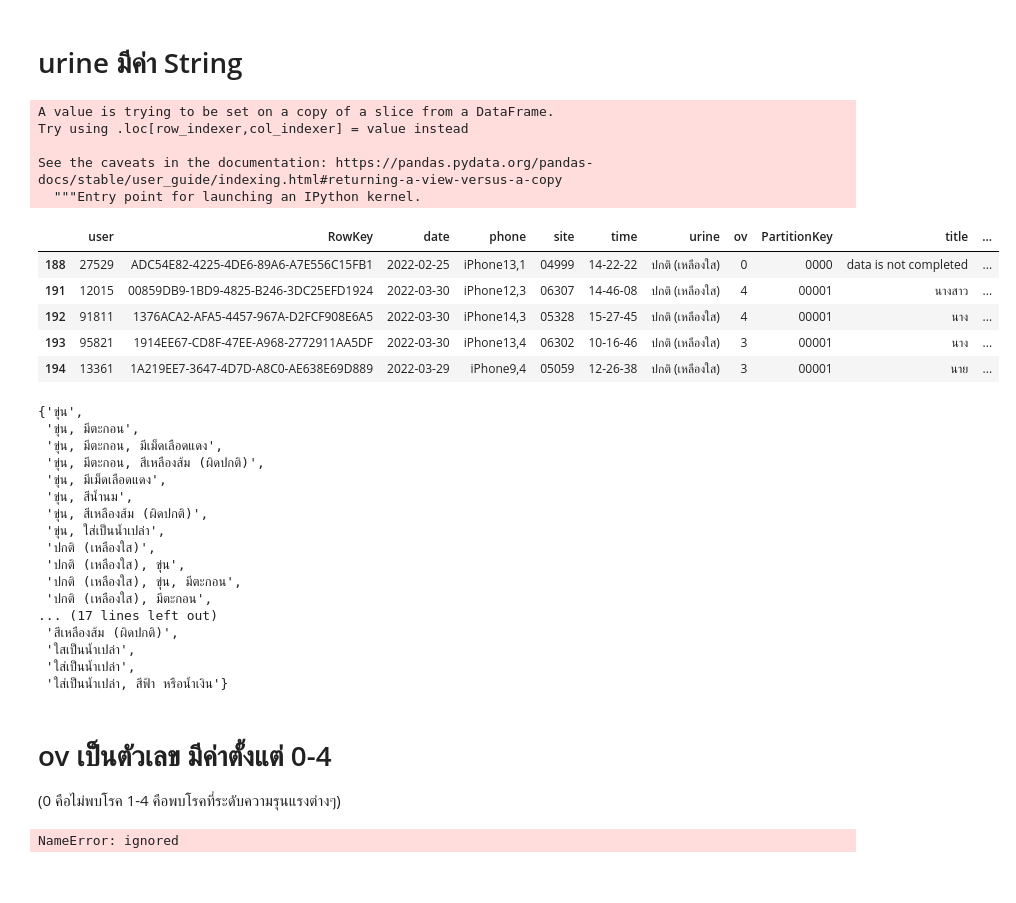
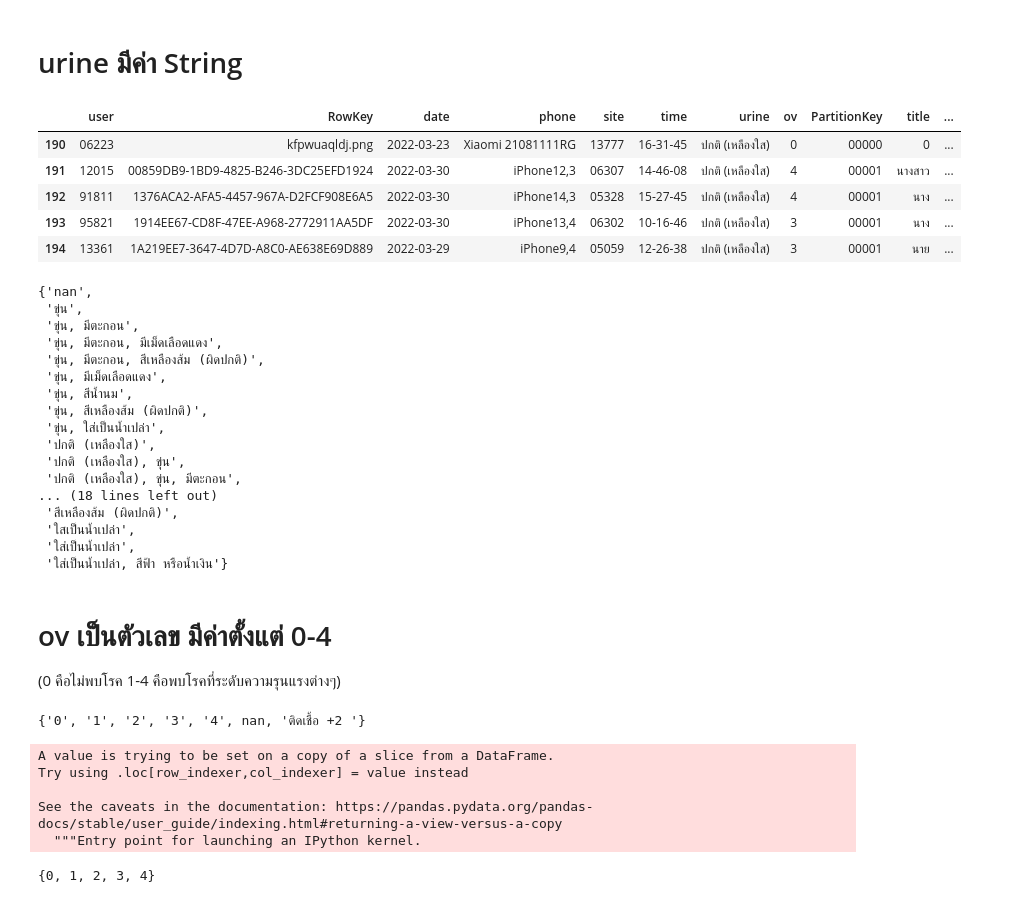
Before and after one commit to 6230204351/data_viz_2022, a Jupyter notebook: Final_Exam.ipynb, the cells around one changed output. Saved outputs shown, nothing was run; the diff lists cells and outputs as text; code cells hidden in the pictures.

```diff
--- a/Final_Exam.ipynb
+++ b/Final_Exam.ipynb
@@ -259,7 +270,7 @@ data_alldb.shape
 # %% [markdown]
 # site เป็นตัวเลข 5 หลัก (ตัวเลขเท่านั้น)
 # %%
-data_alldb1 = data_alldb[(data_all['site'].astype(str).str.isdigit())& (data_all['site'].str.len() == 5)]
+data_alldb = data_alldb[(data_all['site'].astype(str).str.isdigit())& (data_all['site'].str.len() == 5)]
 data_alldb
 # %% [output]
 |  | user | RowKey | date | phone | site | time | urine | ov | PartitionKey | title | ... |
@@ -298,8 +309,8 @@ set(data_alldb1['site'])
 # %% [markdown]
 # time เป็น hh-mm-ss
 # %%
-data_alldb1['time']=data_alldb1['time'].replace(':','-',regex=True)
-data_alldb1
+data_alldb['time']=data_alldb['time'].replace(':','-',regex=True)
+data_alldb
 # %% [output]
 A value is trying to be set on a copy of a slice from a DataFrame.
 Try using .loc[row_indexer,col_indexer] = value instead
@@ -342,24 +353,20 @@ set(data_alldb1['time'])
 # %% [markdown]
 # urine มีค่า String
 # %%
-data_alldb1['urine'] = data_alldb['urine'].astype('str')
-data_alldb1.head()
+data_alldb['urine'] = data_alldb['urine'].astype('str')
+data_alldb.head()
 # %% [output]
-A value is trying to be set on a copy of a slice from a DataFrame.
-Try using .loc[row_indexer,col_indexer] = value instead
-
-See the caveats in the documentation: https://pandas.pydata.org/pandas-docs/stable/user_guide/indexing.html#returning-a-view-versus-a-copy
-  """Entry point for launching an IPython kernel.
 |  | user | RowKey | date | phone | site | time | urine | ov | PartitionKey | title | ... |
-| 188 | 27529 | ADC54E82-4225-4DE6-89A6-A7E556C15FB1 | 2022-02-25 | iPhone13,1 | 04999 | 14-22-22 | ปกติ (เหลืองใส) | 0 | 0000 | data is not completed | ... |
+| 190 | 06223 | kfpwuaqldj.png | 2022-03-23 | Xiaomi 21081111RG | 13777 | 16-31-45 | ปกติ (เหลืองใส) | 0 | 00000 | 0 | ... |
 | 191 | 12015 | 00859DB9-1BD9-4825-B246-3DC25EFD1924 | 2022-03-30 | iPhone12,3 | 06307 | 14-46-08 | ปกติ (เหลืองใส) | 4 | 00001 | นางสาว | ... |
 | 192 | 91811 | 1376ACA2-AFA5-4457-967A-D2FCF908E6A5 | 2022-03-30 | iPhone14,3 | 05328 | 15-27-45 | ปกติ (เหลืองใส) | 4 | 00001 | นาง | ... |
 | 193 | 95821 | 1914EE67-CD8F-47EE-A968-2772911AA5DF | 2022-03-30 | iPhone13,4 | 06302 | 10-16-46 | ปกติ (เหลืองใส) | 3 | 00001 | นาง | ... |
 | 194 | 13361 | 1A219EE7-3647-4D7D-A8C0-AE638E69D889 | 2022-03-29 | iPhone9,4 | 05059 | 12-26-38 | ปกติ (เหลืองใส) | 3 | 00001 | นาย | ... |
 # %%
-set(data_alldb1['urine'])
+set(data_alldb['urine'])
 # %% [output]
-{'ขุ่น',
+{'nan',
+ 'ขุ่น',
  'ขุ่น, มีตะกอน',
  'ขุ่น, มีตะกอน, มีเม็ดเลือดแดง',
  'ขุ่น, มีตะกอน, สีเหลืองส้ม (ผิดปกติ)',
@@ -370,8 +377,7 @@ set(data_alldb1['urine'])
  'ปกติ (เหลืองใส)',
  'ปกติ (เหลืองใส), ขุ่น',
  'ปกติ (เหลืองใส), ขุ่น, มีตะกอน',
- 'ปกติ (เหลืองใส), มีตะกอน',
-... (17 lines left out)
+... (18 lines left out)
  'สีเหลืองส้ม (ผิดปกติ)',
  'ใสเป็นน้ำเปล่า',
  'ใส่เป็นน้ำเปล่า',
@@ -382,8 +390,18 @@ set(data_alldb1['urine'])
 # %%
-set(data_alldb1['ov'])
+set(data_alldb['ov'])
+# %% [output]
+{'0', '1', '2', '3', '4', nan, 'ติดเชื้อ +2 '}
 # %%
 data_alldb['ov'] = pd.to_numeric(data_alldb['ov'], errors='coerce') # เปลี่ยนให้เป็นตัวเลขเท่านั้น
 data_alldb = data_alldb.replace(np.nan, 0, regex=True)    # เปลี่ยนจากค่าว่างให้เป็น 0
 data_alldb['ov'] = data_alldb['ov'].astype(int)    # เปลี่ยน type ของ ov ให้เป็น
 # %% [output]
-NameError: ignored
+A value is trying to be set on a copy of a slice from a DataFrame.
+Try using .loc[row_indexer,col_indexer] = value instead
+
+See the caveats in the documentation: https://pandas.pydata.org/pandas-docs/stable/user_guide/indexing.html#returning-a-view-versus-a-copy
+  """Entry point for launching an IPython kernel.
+# %%
+set(data_alldb['ov'])
+# %% [output]
+{0, 1, 2, 3, 4}
```
Also changed, not shown: parts of 38 cells of this notebook.
